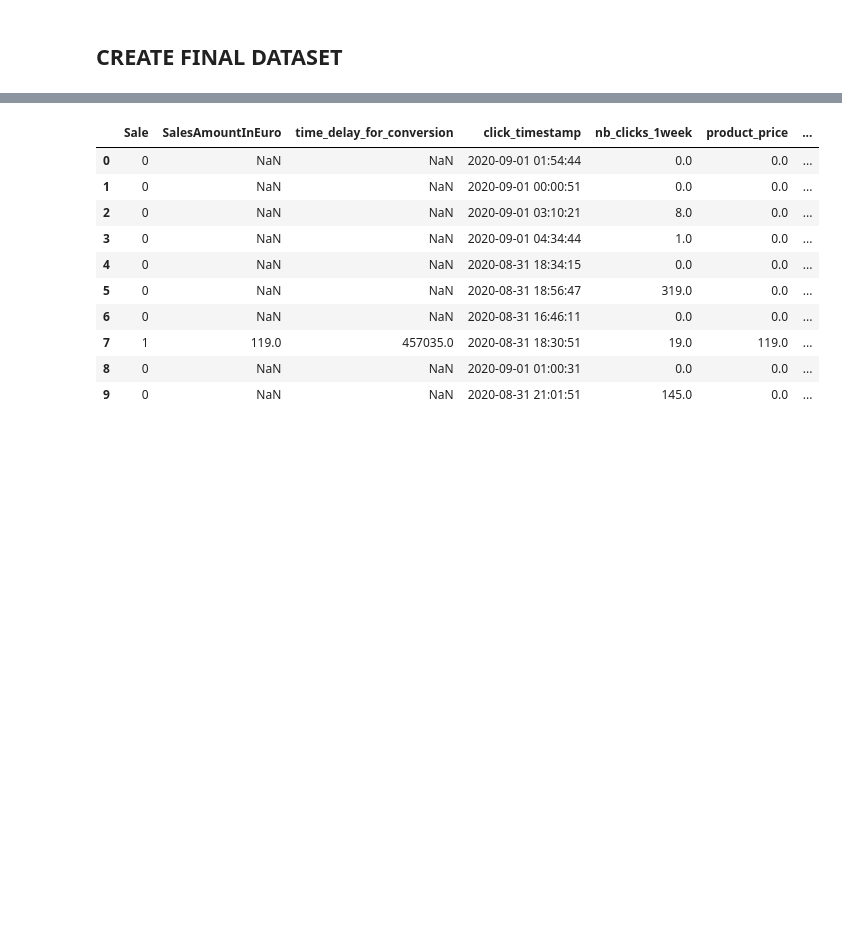
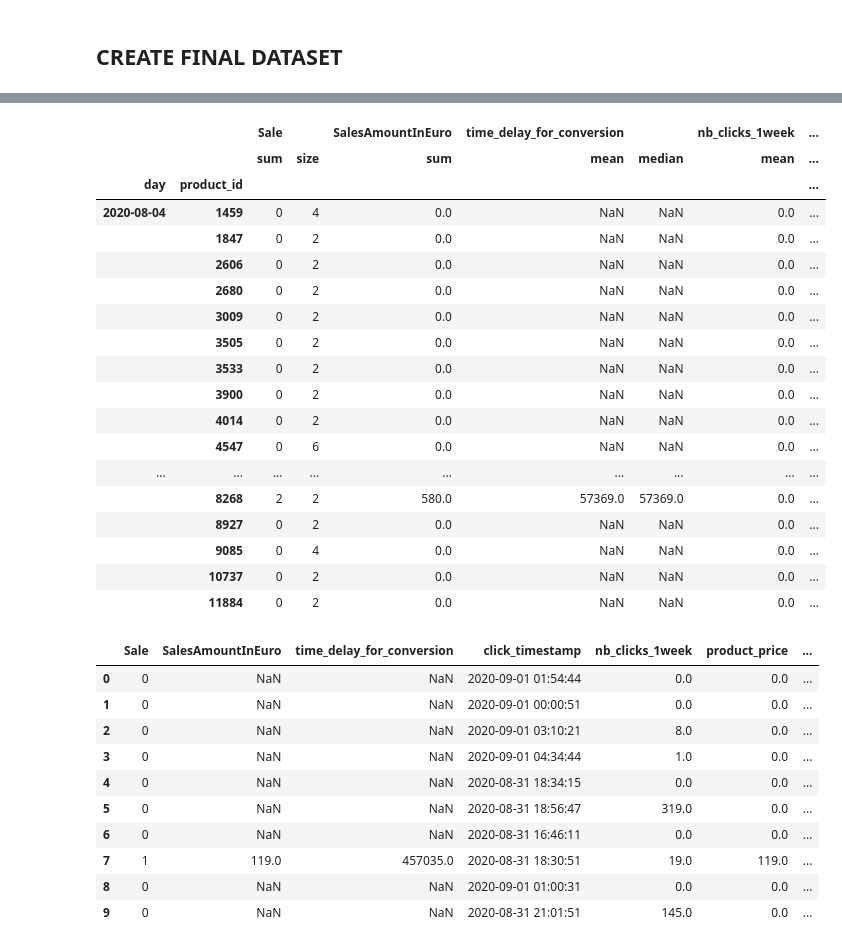
Before and after one commit to anras5/Criteo-Search-Data, a Jupyter notebook: Trial1.ipynb, the cells around one changed output, grey strips where cells are left out. Drawn from its saved outputs; the diff is of its cells as text; code cells hidden in the pictures; blank space fills up the shorter version.

```diff
--- a/Trial1.ipynb
+++ b/Trial1.ipynb
@@ -171,3 +185,9 @@ df_nans_encoded.head()
 ## CREATE FINAL DATASET
 # %%
 df_nans_encoded.click_timestamp = pd.to_datetime(df_nans_encoded.click_timestamp, unit='s', origin='unix')
+df_nans_encoded['day'] = df_nans_encoded.click_timestamp.dt.date
+df = df_nans_encoded.groupby(['day', 'product_id']).agg({'Sale' : ['sum', 'size'],
+                                                         'SalesAmountInEuro': 'sum',
+                                                         'time_delay_for_conversion': ['mean', 'median'],
+                                                         'nb_clicks_1week': 'mean',
+                                                         'product_price': ['sum', 'mean'], })
@@ -176,2 +193,0 @@ df_nans_encoded['day'] = df_nans_encoded.click_timestamp.dt.date
-# %%
-df = df_nans_encoded.groupby(['day', 'product_id']).agg({'Sale' : ['sum', 'size'], 'SalesAmountInEuro': 'sum'})
@@ -189,3 +194,25 @@ df.head()
+# %%
+df.head(20)
+# %% [output]
+|  |  | Sale |  | SalesAmountInEuro | time_delay_for_conversion |  | nb_clicks_1week | ... |
+|  |  | sum | size | sum | mean | median | mean | ... |
+| day | product_id |  |  |  |  |  |  | ... |
+| 2020-08-04 | 1459 | 0 | 4 | 0.0 | NaN | NaN | 0.0 | ... |
+|  | 1847 | 0 | 2 | 0.0 | NaN | NaN | 0.0 | ... |
+|  | 2606 | 0 | 2 | 0.0 | NaN | NaN | 0.0 | ... |
+|  | 2680 | 0 | 2 | 0.0 | NaN | NaN | 0.0 | ... |
+|  | 3009 | 0 | 2 | 0.0 | NaN | NaN | 0.0 | ... |
+|  | 3505 | 0 | 2 | 0.0 | NaN | NaN | 0.0 | ... |
+|  | 3533 | 0 | 2 | 0.0 | NaN | NaN | 0.0 | ... |
+|  | 3900 | 0 | 2 | 0.0 | NaN | NaN | 0.0 | ... |
+|  | 4014 | 0 | 2 | 0.0 | NaN | NaN | 0.0 | ... |
+|  | 4547 | 0 | 6 | 0.0 | NaN | NaN | 0.0 | ... |
+| ... | ... | ... | ... | ... | ... | ... | ... | ... |
+|  | 8268 | 2 | 2 | 580.0 | 57369.0 | 57369.0 | 0.0 | ... |
+|  | 8927 | 0 | 2 | 0.0 | NaN | NaN | 0.0 | ... |
+|  | 9085 | 0 | 4 | 0.0 | NaN | NaN | 0.0 | ... |
+|  | 10737 | 0 | 2 | 0.0 | NaN | NaN | 0.0 | ... |
+|  | 11884 | 0 | 2 | 0.0 | NaN | NaN | 0.0 | ... |
 # %%
 df_nans_encoded.head(10)
 # %% [output]
```
Also changed, not shown: parts of 6 cells of this notebook.
